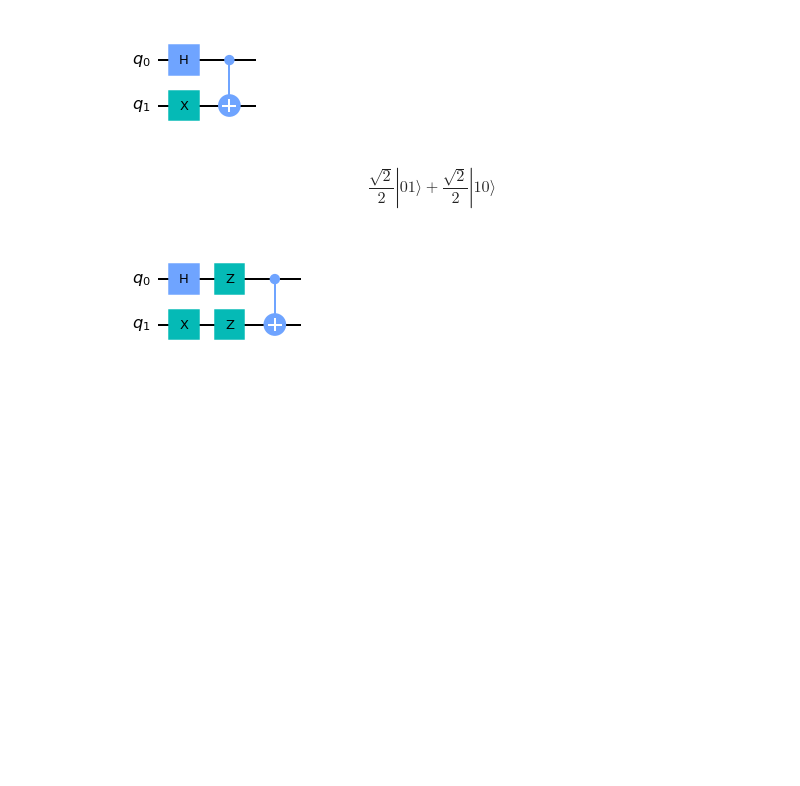
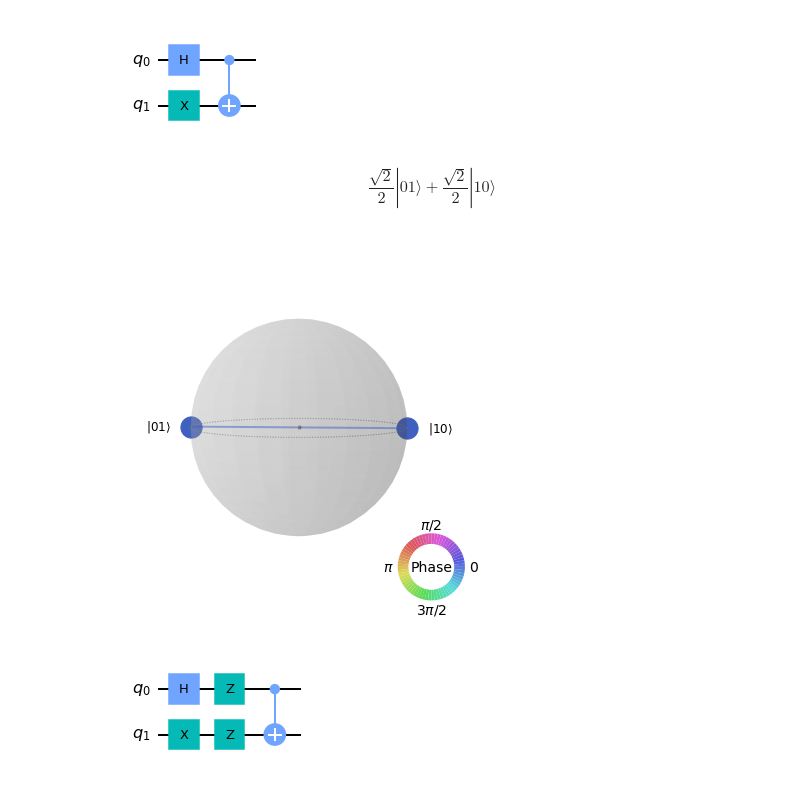
Before and after one commit to brunopacheco1/testing-qiskit, a Jupyter notebook: bell_states.ipynb, the cells around one changed output. Saved outputs shown, nothing was run; the diff lists cells and outputs as text; code cells hidden in the pictures; blank space fills up the shorter version.

```diff
--- a/bell_states.ipynb
+++ b/bell_states.ipynb
@@ -42,6 +50,10 @@ state_bell_state_3 = state_bell_state_3.evolve(circuit_bell_state_3)
 state_bell_state_3.draw('latex')
 # %% [output]
 $$\frac{\sqrt{2}}{2} |01\rangle+\frac{\sqrt{2}}{2} |10\rangle$$
+# %%
+state_bell_state_3.draw('qsphere')
+# %% [output]
+[figure, added]
 # %%
 circuit_bell_state_4 = QuantumCircuit(2, 0)
 circuit_bell_state_4.h(0)
```
Also changed, not shown: parts of 3 cells of this notebook, 1 other file.
